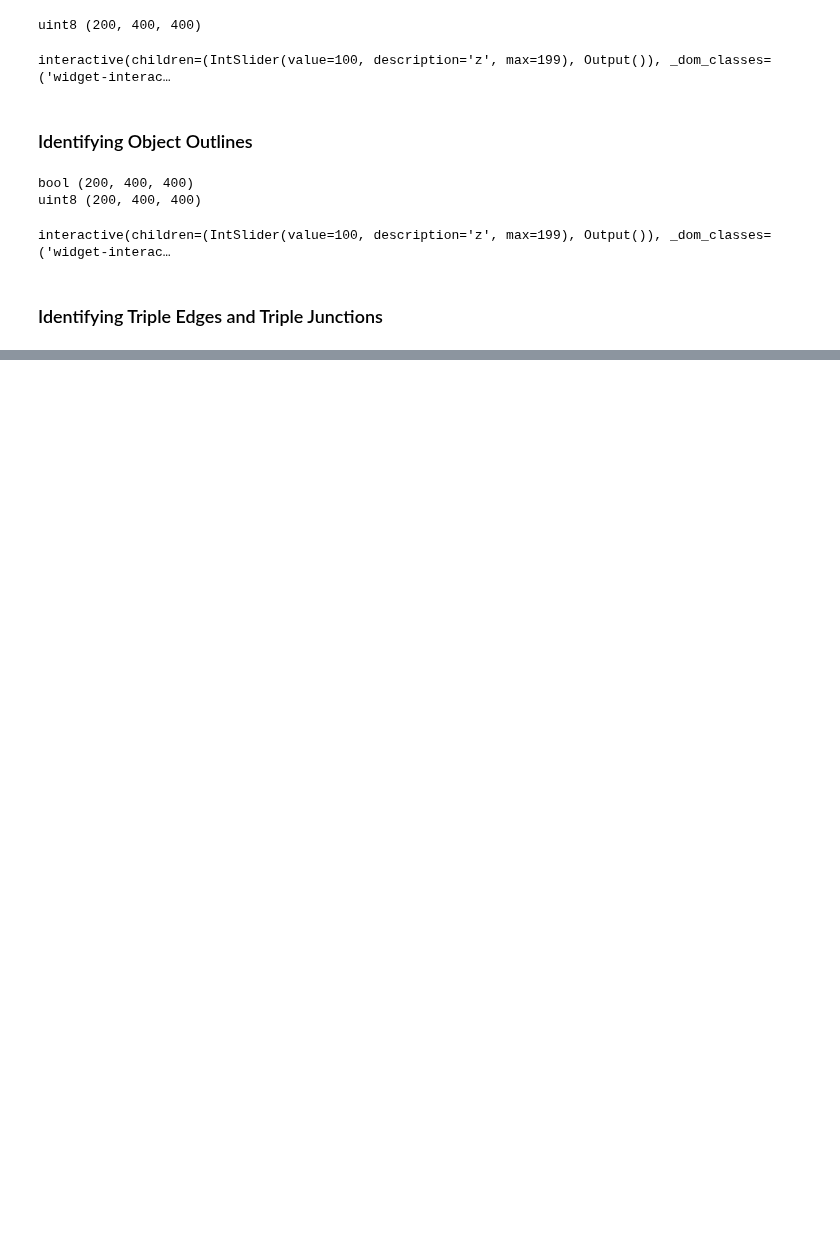
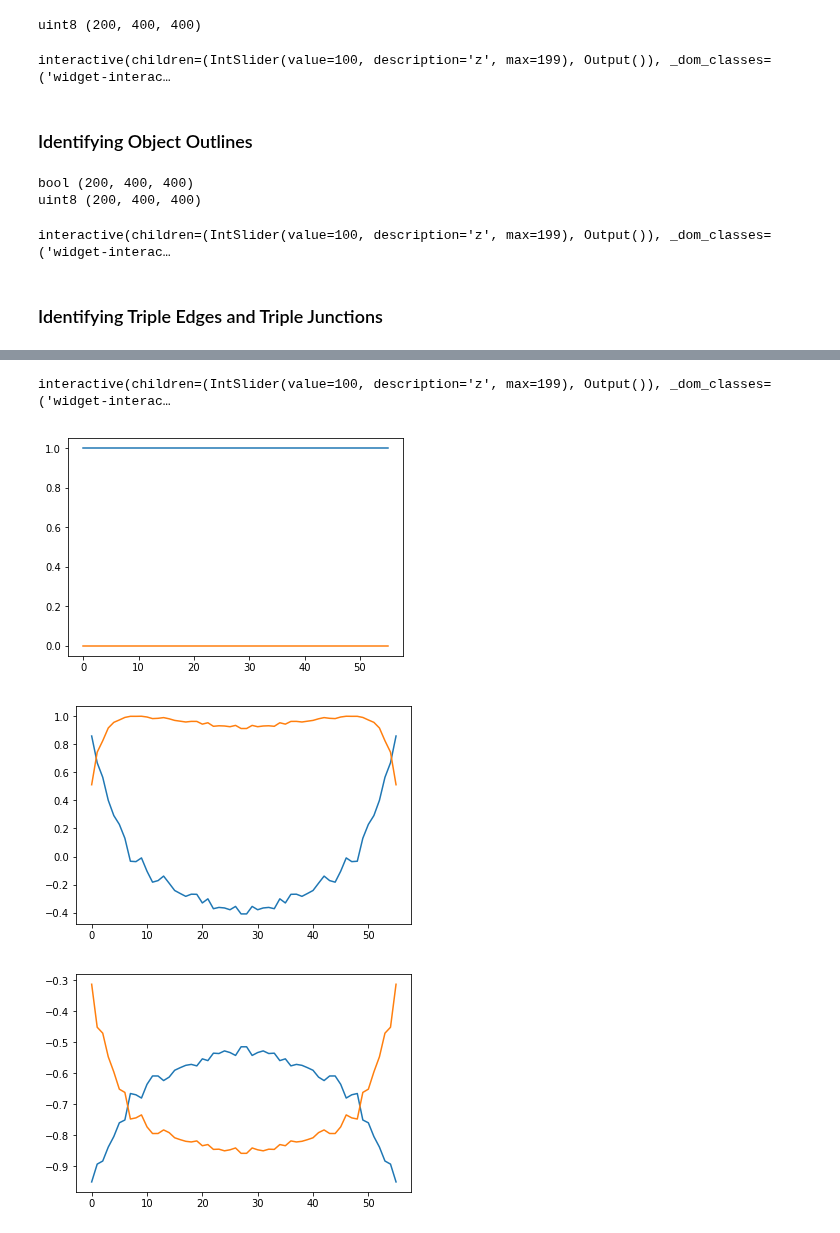
Before and after one commit to amarallab/pyCFI, a Jupyter notebook: notebooks/DEV_anglesJ.ipynb, the cells around one changed output, grey strips where cells are left out. Cells and saved outputs as stored; diff of their text form; code cells hidden in the pictures; blank space fills up the shorter version.

```diff
--- a/notebooks/DEV_anglesJ.ipynb
+++ b/notebooks/DEV_anglesJ.ipynb
@@ -701,0 +660,22 @@ interactive(children=(IntSlider(value=100, description='z', max=199), Output()),
+# %%
+### Functions for circular arc fitting
+
+def circle(r, cx, cy, alpha):
+    x = r*np.cos(alpha) + cx
+    y = r*np.sin(alpha) + cy
+    return np.array([x,y])
+
+def loss(params, x, y):
+    r, cx, cy = params
+    loss = np.sqrt((x-cx)**2 + (y-cy)**2) - r
+    return np.sum(loss**2)
+
+def wrap_sub(n1, n2, minimum=-np.pi, maximum=np.pi):
+    s = n1 - n2
+    try:
+        s[s<=minimum] = maximum + (s[s<=minimum] - minimum)
+        s[s>=maximum] = minimum + (s[s>=maximum] - maximum)
+    except TypeError:
+        if s <= minimum: s = maximum + (s - minimum)
+        if s >= maximum: s = minimum + (s - maximum)
+    return s
@@ -701,0 +812,45 @@ interactive(children=(IntSlider(value=100, description='z', max=199), Output()),
+# %%
+### Visualize the resulting vectors
+
+@interact(z=(0, im.shape[0]-1, 1))
+def show_stack(z=im.shape[0]//2):
+
+    # Prep and plot image
+    plt.figure(figsize=(8,8))
+    plt.imshow(outlines_id[z], cmap='gray')
+
+    # Plot vectors in this plane
+    TJs_in_plane  = z_uTJs[z]
+    Vecs_in_plane = z_TJs_vec_raw[z]
+    for TJ_num,TJ_ID in enumerate(TJs_in_plane.keys()):
+        for TJ,TJ_vec in zip(TJs_in_plane[TJ_ID],Vecs_in_plane[TJ_ID]):
+            plt.plot([TJ[2], TJ[2]+TJ_vec[0,1]*10],
+                     [TJ[1], TJ[1]+TJ_vec[0,0]*10],
+                     'r-', lw=2)
+            plt.plot([TJ[2], TJ[2]+TJ_vec[1,1]*10],
+                     [TJ[1], TJ[1]+TJ_vec[1,0]*10],
+                     'r-', lw=2)
+            plt.plot([TJ[2], TJ[2]+TJ_vec[2,1]*10],
+                     [TJ[1], TJ[1]+TJ_vec[2,0]*10],
+                     'r-', lw=2)
+
+    # Finish
+    #plt.xlim([100,150])
+    #plt.ylim([110,160])
+    plt.show()
+# %% [output]
+interactive(children=(IntSlider(value=100, description='z', max=199), Output()), _dom_classes=('widget-interac…
+# %%
+plt.plot(TJs_vec[TJ_ID][:,0,0])
+plt.plot(TJs_vec[TJ_ID][:,0,1])
+plt.show()
+plt.plot(TJs_vec[TJ_ID][:,1,0])
+plt.plot(TJs_vec[TJ_ID][:,1,1])
+plt.show()
+plt.plot(TJs_vec[TJ_ID][:,2,0])
+plt.plot(TJs_vec[TJ_ID][:,2,1])
+plt.show()
+# %% [output]
+[figure, added]
+[figure, added]
+[figure, added]
```
Also changed, not shown: parts of 74 cells of this notebook.
